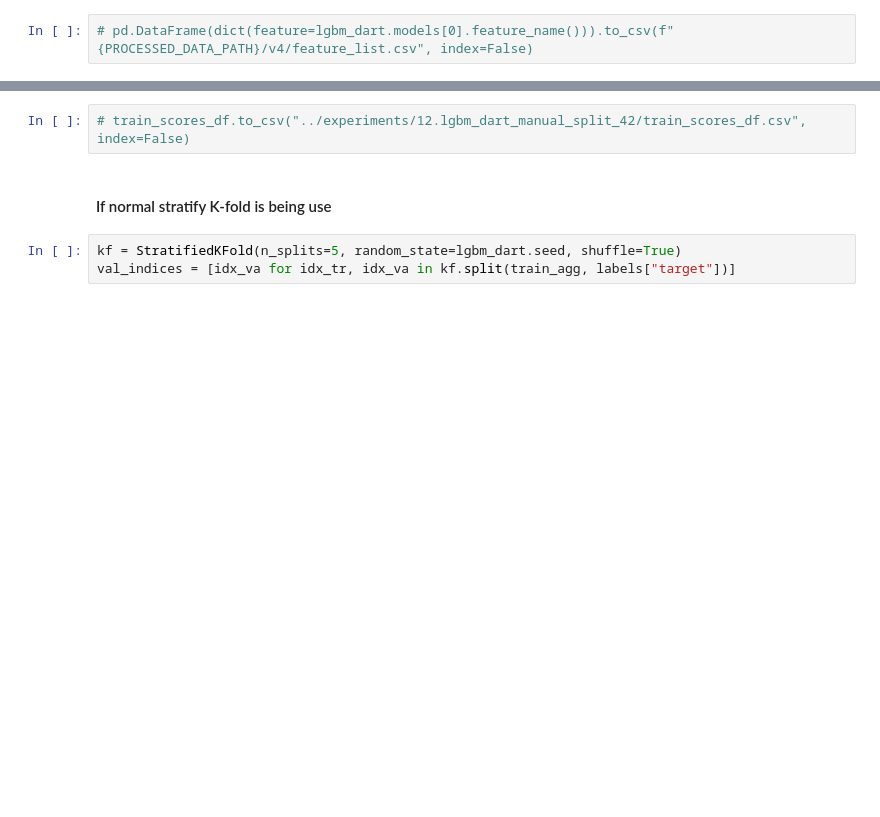
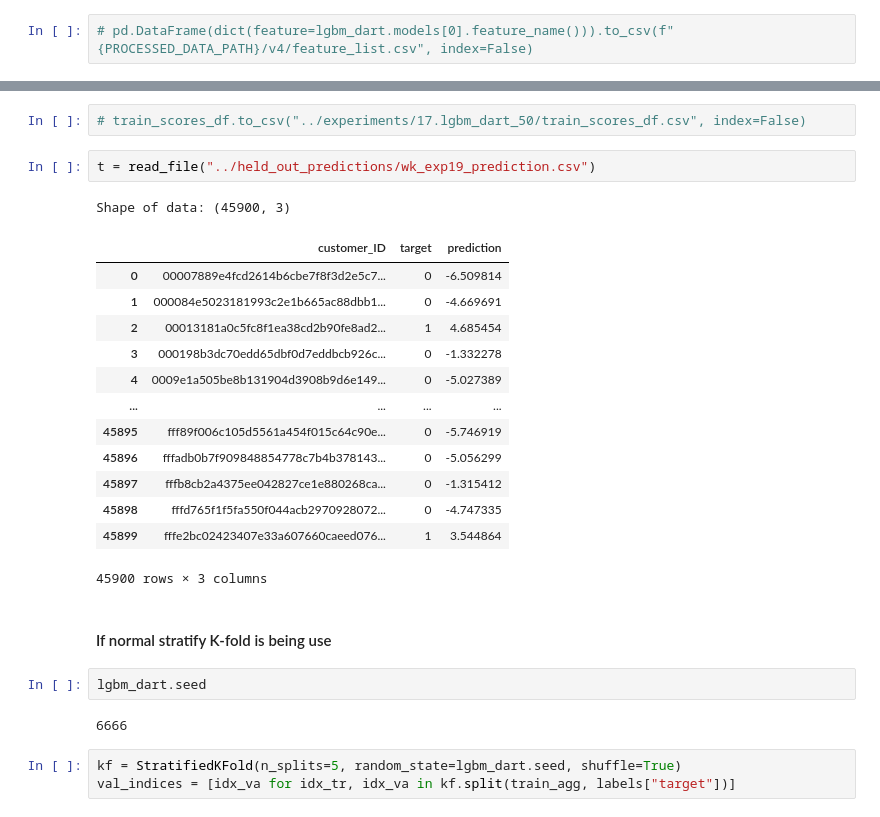
Before and after one commit to waikey-lee/kaggle-amex, a Jupyter notebook: notebooks/5a.lgbm_evaluation.ipynb, the cells around one changed output, grey strips where cells are left out. Saved outputs shown, nothing was run; the diff lists cells and outputs as text; blank space fills up the shorter version.

```diff
--- a/notebooks/5a.lgbm_evaluation.ipynb
+++ b/notebooks/5a.lgbm_evaluation.ipynb
@@ -100,7 +171,28 @@ Wall time: 11min 17s
 # %%
-# train_scores_df.to_csv("../experiments/12.lgbm_dart_manual_split_42/train_scores_df.csv", index=False)
+# train_scores_df.to_csv("../experiments/17.lgbm_dart_50/train_scores_df.csv", index=False)
+# %%
+t = read_file("../held_out_predictions/wk_exp19_prediction.csv")
+# %% [output]
+Shape of data: (45900, 3)
+|  | customer_ID | target | prediction |
+| 0 | 00007889e4fcd2614b6cbe7f8f3d2e5c7... | 0 | -6.509814 |
+| 1 | 000084e5023181993c2e1b665ac88dbb1... | 0 | -4.669691 |
+| 2 | 00013181a0c5fc8f1ea38cd2b90fe8ad2... | 1 | 4.685454 |
+| 3 | 000198b3dc70edd65dbf0d7eddbcb926c... | 0 | -1.332278 |
+| 4 | 0009e1a505be8b131904d3908b9d6e149... | 0 | -5.027389 |
+| ... | ... | ... | ... |
+| 45895 | fff89f006c105d5561a454f015c64c90e... | 0 | -5.746919 |
+| 45896 | fffadb0b7f909848854778c7b4b378143... | 0 | -5.056299 |
+| 45897 | fffb8cb2a4375ee042827ce1e880268ca... | 0 | -1.315412 |
+| 45898 | fffd765f1f5fa550f044acb2970928072... | 0 | -4.747335 |
+| 45899 | fffe2bc02423407e33a607660caeed076... | 1 | 3.544864 |
+45900 rows × 3 columns
 # %% [markdown]
 #### If normal stratify K-fold is being use
+# %%
+lgbm_dart.seed
+# %% [output]
+6666
 # %%
 kf = StratifiedKFold(n_splits=5, random_state=lgbm_dart.seed, shuffle=True)
 val_indices = [idx_va for idx_tr, idx_va in kf.split(train_agg, labels["target"])]
```
Also changed, not shown: parts of 38 cells of this notebook, 3 other files.
